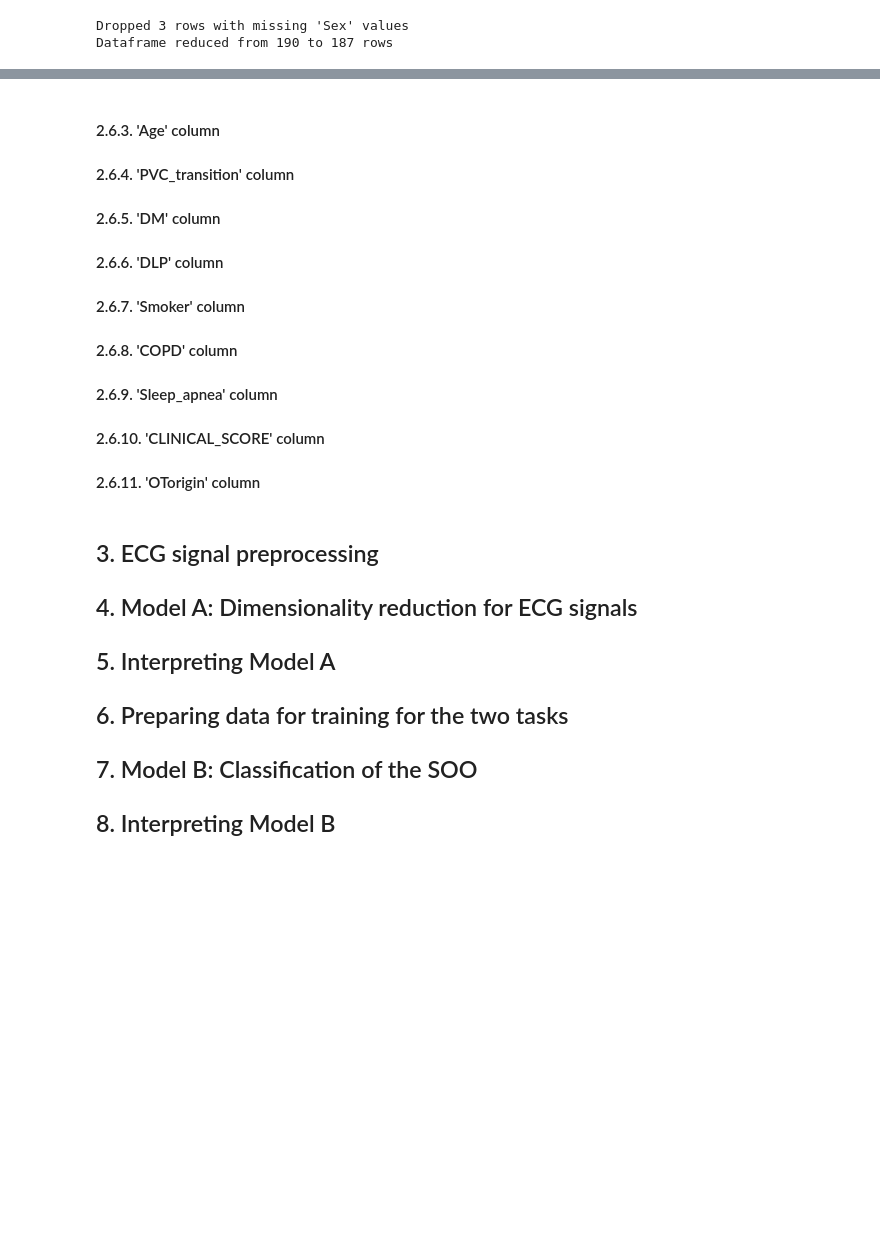
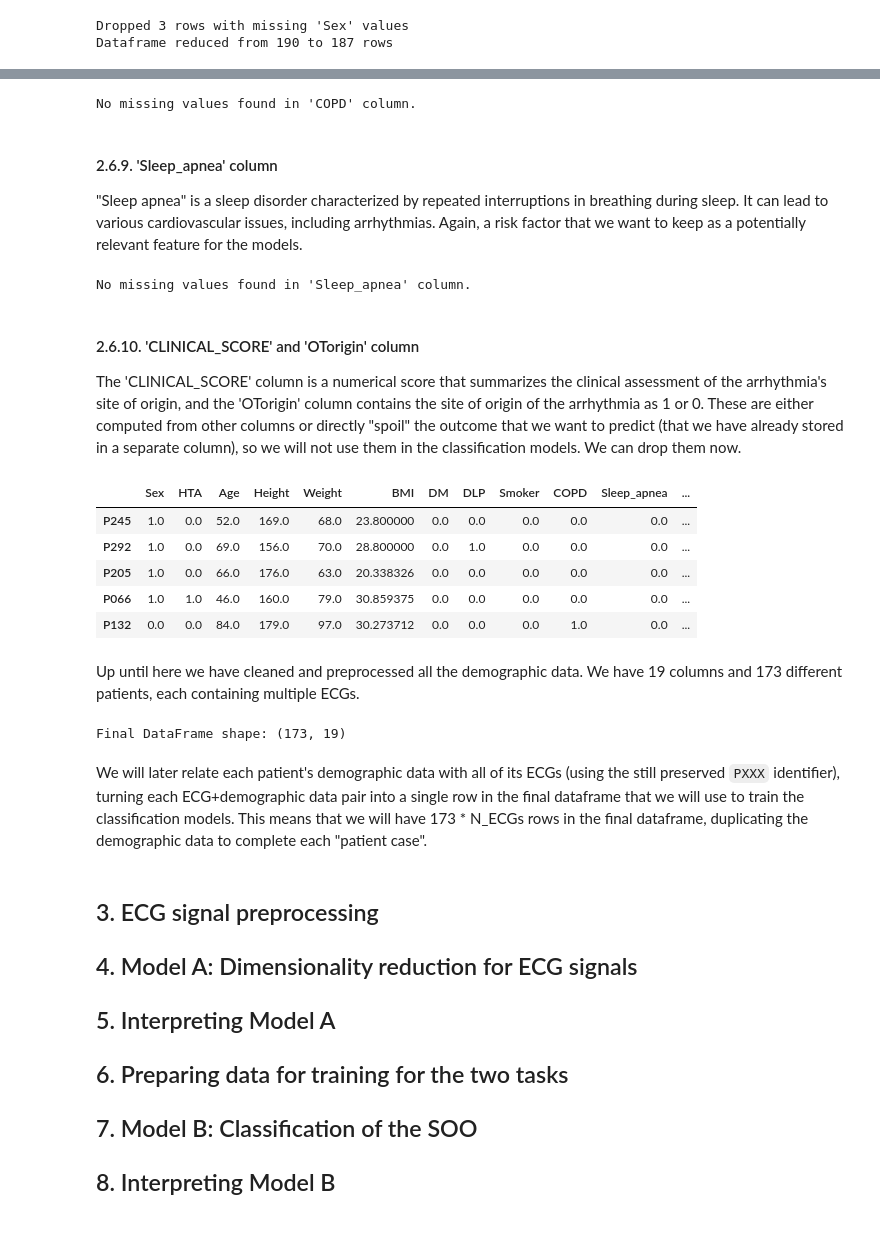
Before and after one commit to uripont/arrhythmia-origin-predictor, a Jupyter notebook: project_arrhythmias.ipynb, the cells around one changed output, grey strips where cells are left out. Drawn from its saved outputs; the diff is of its cells as text; code cells hidden in the pictures; blank space fills up the shorter version.

Commit message:
demographic data processing entirely integrated

```diff
--- a/project_arrhythmias.ipynb
+++ b/project_arrhythmias.ipynb
@@ -926,0 +1004,2 @@ Dataframe reduced from 190 to 187 rows
+# %%
+data = drop_rows_with_missing_values(data, 'PVC_transition')
@@ -926,0 +1011,2 @@ Dataframe reduced from 190 to 187 rows
+# %%
+data = one_hot_encode_column(data, 'PVC_transition')
@@ -926,0 +1034,2 @@ Dataframe reduced from 190 to 187 rows
+# %%
+data = drop_rows_with_missing_values(data, 'DM')
@@ -926,0 +1059,2 @@ Dataframe reduced from 190 to 187 rows
+# %%
+data = drop_rows_with_missing_values(data, 'Smoker')
@@ -927,23 +1068,37 @@ Dataframe reduced from 190 to 187 rows
+# %%
+check_missing_column_values(data, 'COPD')
+# %% [output]
+No missing values found in 'COPD' column.
+# %% [markdown]
+#### 2.6.9. 'Sleep_apnea' column
+
+"Sleep apnea" is a sleep disorder characterized by repeated interruptions in breathing during sleep. It can lead to various cardiovascular issues, including arrhythmias. Again, a risk factor that we want to keep as a potentially relevant feature for the models.
+# %%
+check_missing_column_values(data, 'Sleep_apnea')
+# %% [output]
+No missing values found in 'Sleep_apnea' column.
 # %% [markdown]
+#### 2.6.10. 'CLINICAL_SCORE' and 'OTorigin' column
 
-
-#### 2.6.3. 'Age' column
-
-#### 2.6.4. 'PVC_transition' column
-
-#### 2.6.5. 'DM' column
-
-#### 2.6.6. 'DLP' column
-
-#### 2.6.7. 'Smoker' column
-
-#### 2.6.8. 'COPD' column
-
-#### 2.6.9. 'Sleep_apnea' column
-
-#### 2.6.10. 'CLINICAL_SCORE' column
-
-#### 2.6.11. 'OTorigin' column
+The 'CLINICAL_SCORE' column is a numerical score that summarizes the clinical assessment of the arrhythmia's site of origin, and the 'OTorigin' column contains the site of origin of the arrhythmia as 1 or 0. These are either computed from other columns or directly "spoil" the outcome that we want to predict (that we have already stored in a separate column), so we will not use them in the classification models. We can drop them now.
+# %%
+data.drop(columns=['CLINICAL_SCORE', 'OTorigin'], inplace=True)
+display(data.head())
+# %% [output]
+|  | Sex | HTA | Age | Height | Weight | BMI | DM | DLP | Smoker | COPD | Sleep_apnea | ... |
+| P245 | 1.0 | 0.0 | 52.0 | 169.0 | 68.0 | 23.800000 | 0.0 | 0.0 | 0.0 | 0.0 | 0.0 | ... |
+| P292 | 1.0 | 0.0 | 69.0 | 156.0 | 70.0 | 28.800000 | 0.0 | 1.0 | 0.0 | 0.0 | 0.0 | ... |
+| P205 | 1.0 | 0.0 | 66.0 | 176.0 | 63.0 | 20.338326 | 0.0 | 0.0 | 0.0 | 0.0 | 0.0 | ... |
+| P066 | 1.0 | 1.0 | 46.0 | 160.0 | 79.0 | 30.859375 | 0.0 | 0.0 | 0.0 | 0.0 | 0.0 | ... |
+| P132 | 0.0 | 0.0 | 84.0 | 179.0 | 97.0 | 30.273712 | 0.0 | 0.0 | 0.0 | 1.0 | 0.0 | ... |
+# %% [markdown]
+Up until here we have cleaned and preprocessed all the demographic data. We have 19 columns and 173 different patients, each containing multiple ECGs.
+# %%
+print(f"Final DataFrame shape: {data.shape}")
+# %% [output]
+Final DataFrame shape: (173, 19)
+# %% [markdown]
+We will later relate each patient's demographic data with all of its ECGs (using the still preserved `PXXX` identifier), turning each ECG+demographic data pair into a single row in the final dataframe that we will use to train the classification models. This means that we will have 173 * N_ECGs rows in the final dataframe, duplicating the demographic data to complete each "patient case".
 # %% [markdown]
 
 ## 3. ECG signal preprocessing
```
Also changed, not shown: parts of 30 cells of this notebook.
